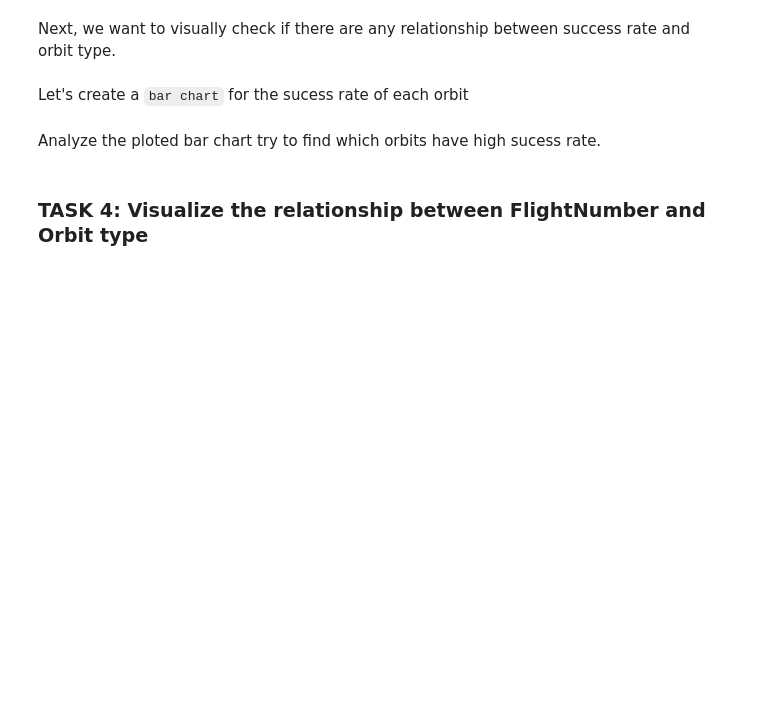
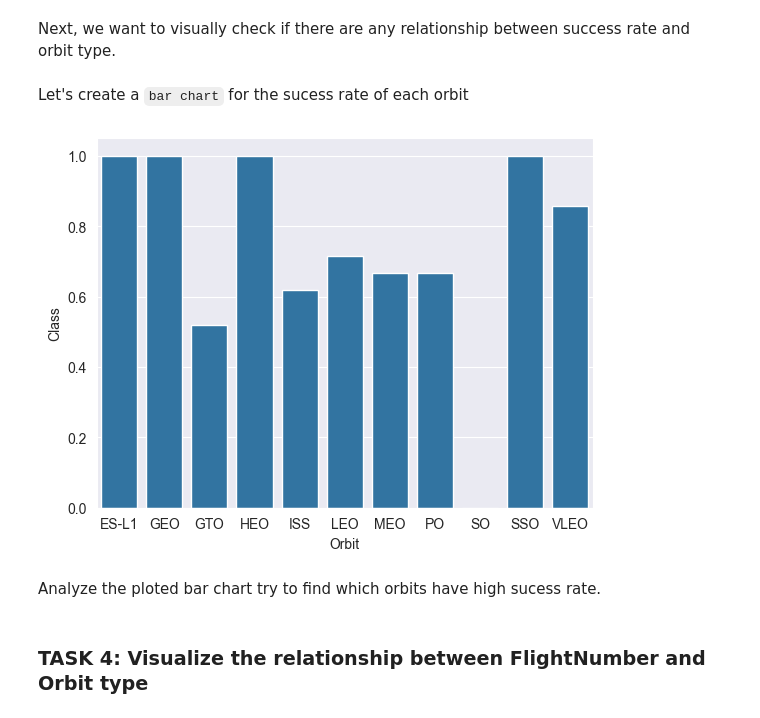
Before and after one commit to marceloimg93/data-science-projects, a Jupyter notebook: chapter 2/jupyter-labs-eda-dataviz-v2.ipynb, the cells around one changed output. Saved outputs shown, nothing was run; the diff lists cells and outputs as text; code cells hidden in the pictures; blank space fills up the shorter version.

```diff
--- a/chapter 2/jupyter-labs-eda-dataviz-v2.ipynb
+++ b/chapter 2/jupyter-labs-eda-dataviz-v2.ipynb
@@ -138,6 +138,16 @@ Next, we want to visually check if there are any relationship between success ra
 Let's create a `bar chart` for the sucess rate of each orbit
 # %%
 # HINT use groupby method on Orbit column and get the mean of Class column
+success_rate_by_orbit = df.groupby('Orbit')['Class'].mean().reset_index()
+sns.barplot(
+    data=success_rate_by_orbit,
+    x="Orbit",
+    y="Class",
+)
+
+plt.show()
+# %% [output]
+[figure, added]
 # %% [markdown]
 Analyze the ploted bar chart try to find which orbits have high sucess rate.
 # %% [markdown]
```
Also changed, not shown: parts of 7 cells of this notebook.
